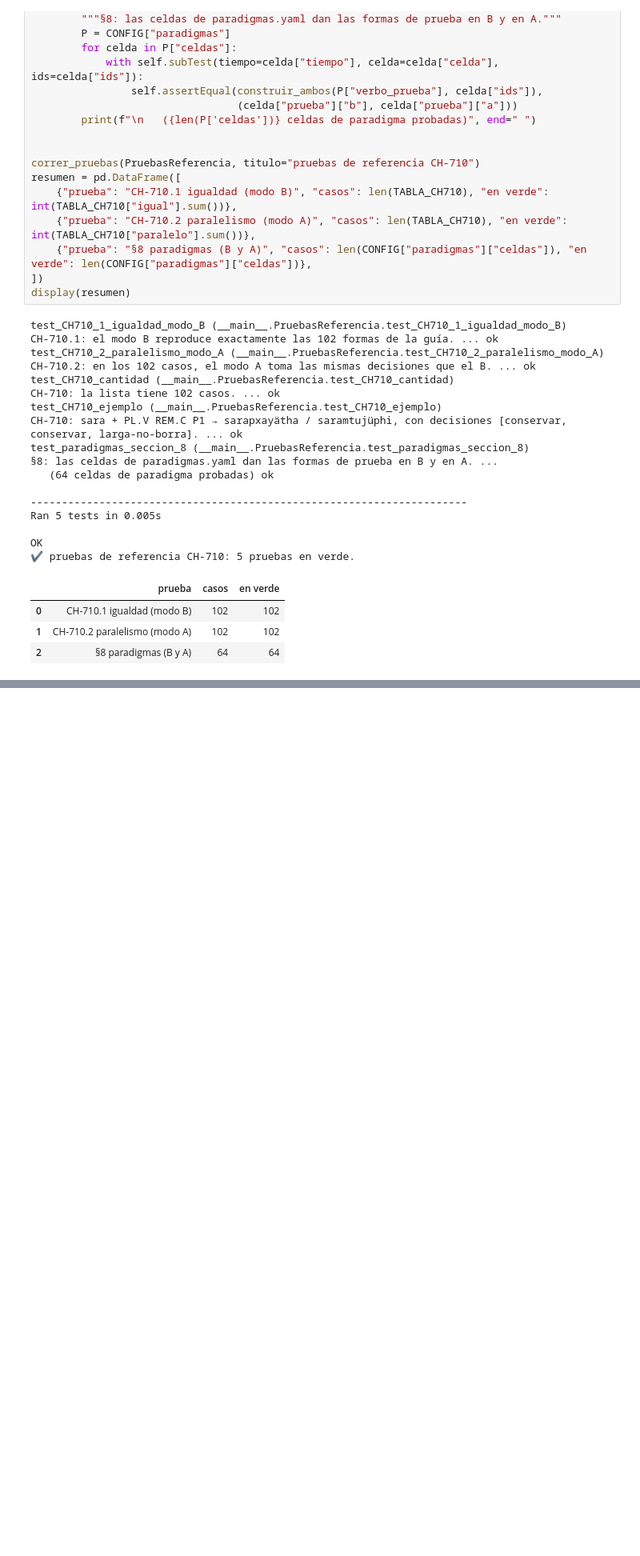
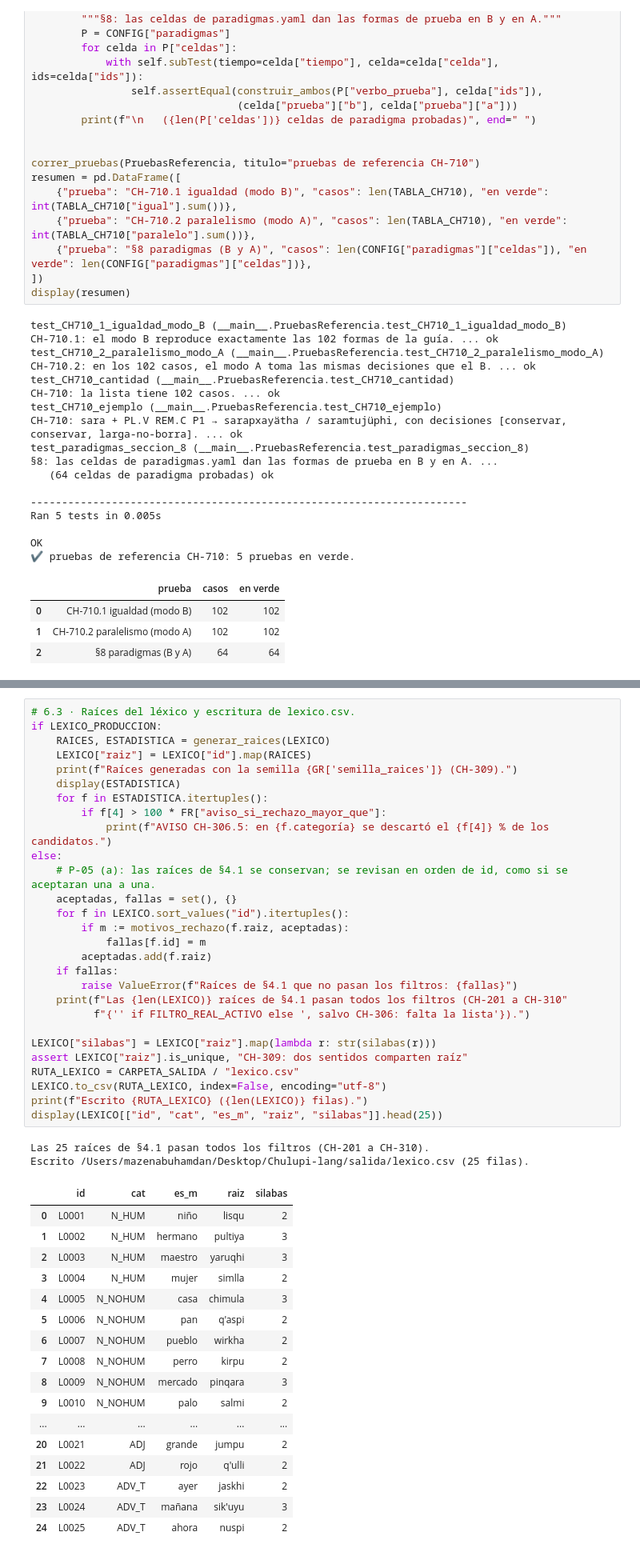
Before and after one commit to MazenAHL13/synthetic-language-generator, a Jupyter notebook: chulupi_generador.ipynb, the cells around one changed output, grey strips where cells are left out. Shown at 80% size. Saved outputs shown, nothing was run; the diff lists cells and outputs as text; blank space fills up the shorter version.

```diff
--- a/chulupi_generador.ipynb
+++ b/chulupi_generador.ipynb
@@ -1370,0 +1876,48 @@ OK
+# %%
+# 6.3 · Raíces del léxico y escritura de lexico.csv.
+if LEXICO_PRODUCCION:
+    RAICES, ESTADISTICA = generar_raices(LEXICO)
+    LEXICO["raiz"] = LEXICO["id"].map(RAICES)
+    print(f"Raíces generadas con la semilla {GR['semilla_raices']} (CH-309).")
+    display(ESTADISTICA)
+    for f in ESTADISTICA.itertuples():
+        if f[4] > 100 * FR["aviso_si_rechazo_mayor_que"]:
+            print(f"AVISO CH-306.5: en {f.categoría} se descartó el {f[4]} % de los candidatos.")
+else:
+    # P-05 (a): las raíces de §4.1 se conservan; se revisan en orden de id, como si se aceptaran una a una.
+    aceptadas, fallas = set(), {}
+    for f in LEXICO.sort_values("id").itertuples():
+        if m := motivos_rechazo(f.raiz, aceptadas):
+            fallas[f.id] = m
+        aceptadas.add(f.raiz)
+    if fallas:
+        raise ValueError(f"Raíces de §4.1 que no pasan los filtros: {fallas}")
+    print(f"Las {len(LEXICO)} raíces de §4.1 pasan todos los filtros (CH-201 a CH-310"
+          f"{'' if FILTRO_REAL_ACTIVO else ', salvo CH-306: falta la lista'}).")
+
+LEXICO["silabas"] = LEXICO["raiz"].map(lambda r: str(silabas(r)))
+assert LEXICO["raiz"].is_unique, "CH-309: dos sentidos comparten raíz"
+RUTA_LEXICO = CARPETA_SALIDA / "lexico.csv"
+LEXICO.to_csv(RUTA_LEXICO, index=False, encoding="utf-8")
+print(f"Escrito {RUTA_LEXICO} ({len(LEXICO)} filas).")
+display(LEXICO[["id", "cat", "es_m", "raiz", "silabas"]].head(25))
+# %% [output]
+Las 25 raíces de §4.1 pasan todos los filtros (CH-201 a CH-310).
+Escrito /Users/mazenabuhamdan/Desktop/Chulupi-lang/salida/lexico.csv (25 filas).
+|  | id | cat | es_m | raiz | silabas |
+| 0 | L0001 | N_HUM | niño | lisqu | 2 |
+| 1 | L0002 | N_HUM | hermano | pultiya | 3 |
+| 2 | L0003 | N_HUM | maestro | yaruqhi | 3 |
+| 3 | L0004 | N_HUM | mujer | simlla | 2 |
+| 4 | L0005 | N_NOHUM | casa | chimula | 3 |
+| 5 | L0006 | N_NOHUM | pan | q'aspi | 2 |
+| 6 | L0007 | N_NOHUM | pueblo | wirkha | 2 |
+| 7 | L0008 | N_NOHUM | perro | kirpu | 2 |
+| 8 | L0009 | N_NOHUM | mercado | pinqara | 3 |
+| 9 | L0010 | N_NOHUM | palo | salmi | 2 |
+| ... | ... | ... | ... | ... | ... |
+| 20 | L0021 | ADJ | grande | jumpu | 2 |
+| 21 | L0022 | ADJ | rojo | q'ulli | 2 |
+| 22 | L0023 | ADV_T | ayer | jaskhi | 2 |
+| 23 | L0024 | ADV_T | mañana | sik'uyu | 3 |
+| 24 | L0025 | ADV_T | ahora | nuspi | 2 |
```
Also changed, not shown: parts of 11 cells of this notebook, 3 other files.
